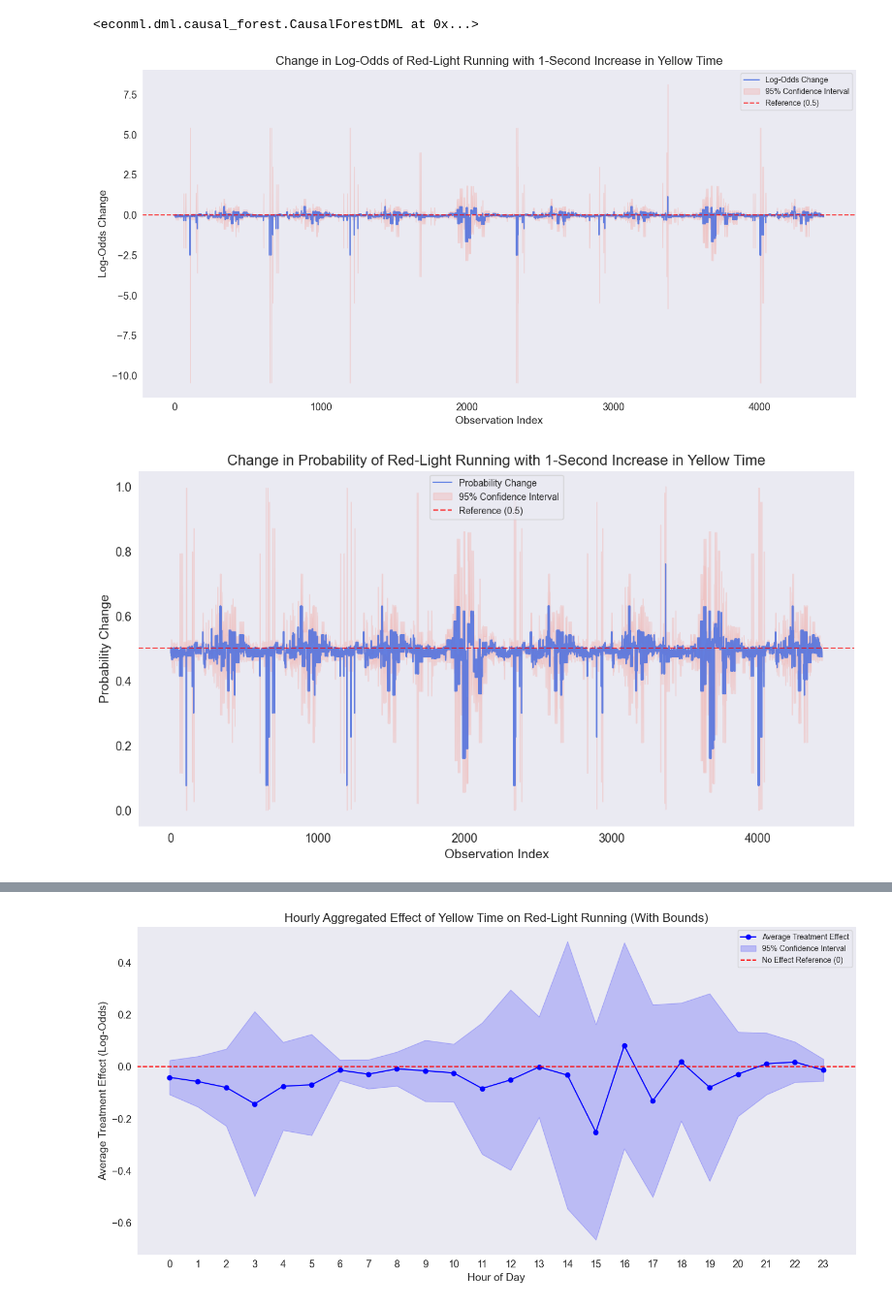
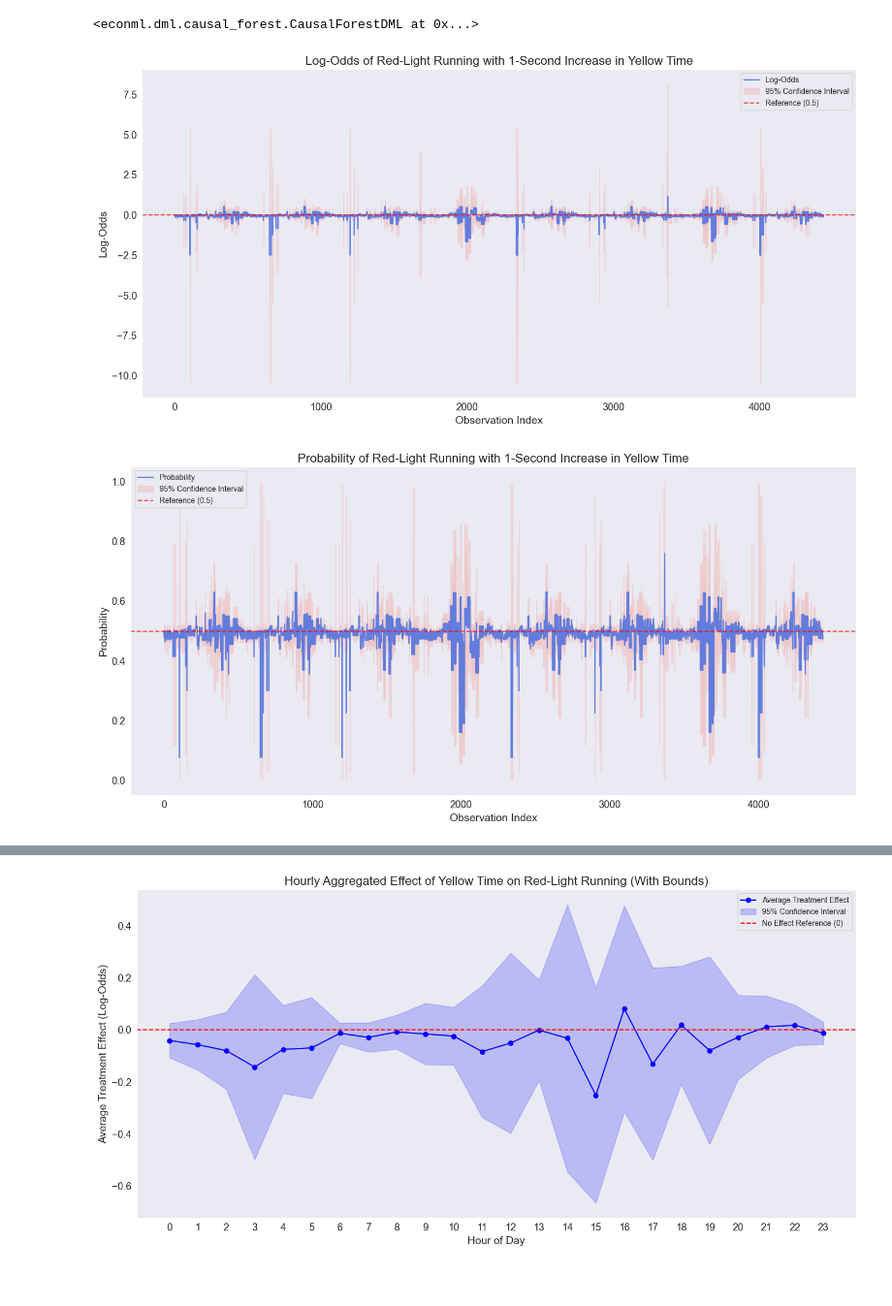
Before and after one commit to bmtazbiulhassan/signal_adjustment, a Jupyter notebook: notebook/ii modeling.ipynb, the cells around one changed output, grey strips where cells are left out. Shown at 97% size. Cells and saved outputs as stored; diff of their text form; code cells hidden in the pictures; blank space fills up the shorter version.

```diff
--- a/notebook/ii modeling.ipynb
+++ b/notebook/ii modeling.ipynb
@@ -256,7 +263,7 @@ ite_lower, ite_upper = model.effect_interval(X=X, T0=T0, T1=T1)
 # %%
 # Create a plot to visualize the changes with bounds
 plt.figure(figsize=(14, 7))
-plt.plot(range(len(ite)), ite, label="Log-Odds Change", color='royalblue', alpha=0.8)
+plt.plot(range(len(ite)), ite, label="Log-Odds", color='royalblue', alpha=0.8)
 plt.fill_between(
     range(len(ite)),
     ite_lower,
@@ -271,8 +278,8 @@ plt.axhline(0, color='red', linestyle='--', label="Reference (0.5)", alpha=0.7)
 
 # Customize the plot
 plt.xlabel("Observation Index", fontsize=14)
-plt.ylabel("Log-Odds Change", fontsize=14)
-plt.title("Change in Log-Odds of Red-Light Running with 1-Second Increase in Yellow Time", fontsize=16)
+plt.ylabel("Log-Odds", fontsize=14)
+plt.title("Log-Odds of Red-Light Running with 1-Second Increase in Yellow Time", fontsize=16)
 plt.legend()
 plt.grid()
 
@@ -280,10 +287,10 @@ plt.tick_params(axis="x", labelsize=13)
 plt.tick_params(axis="y", labelsize=13)
 
 plt.tight_layout()
-plt.savefig("../report/logodds_change.png", dpi=300)
+plt.savefig("../report/logodds.png", dpi=300)
 plt.show()
 # %% [output]
-[figure, old version]
+[figure, new version]
 # %%
 # Define sigmoid function
 def sigmoid(x):
@@ -295,31 +302,31 @@ ite_lower_probs, ite_upper_probs = sigmoid(ite_lower), sigmoid(ite_upper)
 # %%
 # Create a plot to visualize the changes with bounds
 plt.figure(figsize=(14, 7))
-plt.plot(range(len(ite_probs)), ite_probs, label="Probability Change", color='royalblue', alpha=0.8)
+plt.plot(range(len(ite_probs)), ite_probs, label="Probability", color='royalblue', alpha=0.8)
 plt.fill_between(
     range(len(ite_probs)),
     ite_lower_probs,
     ite_upper_probs,
     color='salmon',
     alpha=0.2,
     label="95% Confidence Interval"
 )
 
 # Add reference line at 0.5
 plt.axhline(0.5, color='red', linestyle='--', label="Reference (0.5)", alpha=0.7)
 
 # Customize the plot
 plt.xlabel("Observation Index", fontsize=14)
-plt.ylabel("Probability Change", fontsize=14)
-plt.title("Change in Probability of Red-Light Running with 1-Second Increase in Yellow Time", fontsize=16)
+plt.ylabel("Probability", fontsize=14)
+plt.title("Probability of Red-Light Running with 1-Second Increase in Yellow Time", fontsize=16)
 plt.legend()
 plt.grid()
 
 plt.tick_params(axis="x", labelsize=13)
 plt.tick_params(axis="y", labelsize=13)
 
 plt.tight_layout()
-plt.savefig("../report/probability_change.png", dpi=300)
+plt.savefig("../report/probability.png", dpi=300)
 plt.show()
 # %% [output]
-[figure, old version]
+[figure, new version]
```
Also changed, not shown: parts of 5 cells of this notebook, 1 other file.
